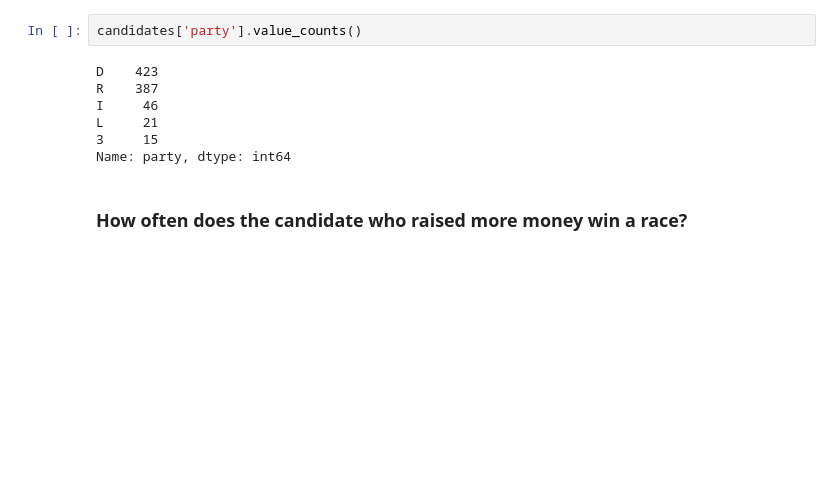
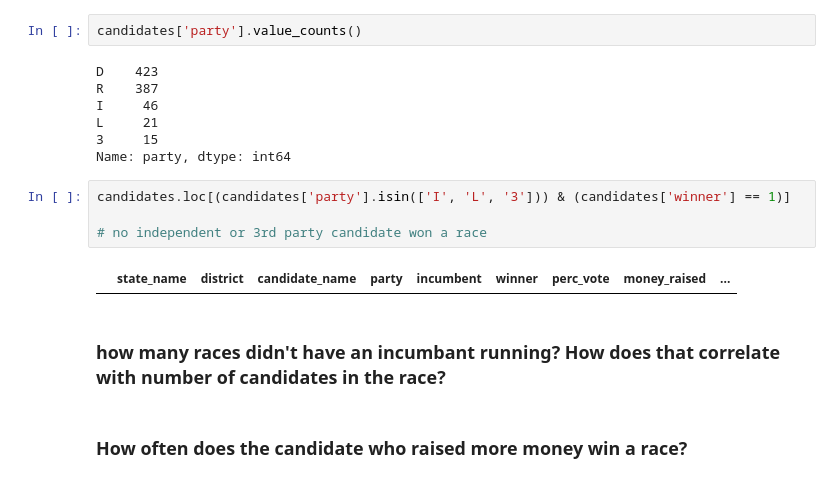
Before and after one commit to nss-data-science-cohort-7/webscraping-open-secrets-bone_scrapers, a Jupyter notebook: notebooks/tw_03_eda.ipynb, the cells around one changed output. Saved outputs shown, nothing was run; the diff lists cells and outputs as text; blank space fills up the shorter version.

```diff
--- a/notebooks/tw_03_eda.ipynb
+++ b/notebooks/tw_03_eda.ipynb
@@ -41,6 +43,14 @@ I     46
 L     21
 3     15
 Name: party, dtype: int64
+# %%
+candidates.loc[(candidates['party'].isin(['I', 'L', '3'])) & (candidates['winner'] == 1)]
+
+# no independent or 3rd party candidate won a race
+# %% [output]
+|  | state_name | district | candidate_name | party | incumbent | winner | perc_vote | money_raised | ... |
+# %% [markdown]
+### how many races didn't have an incumbant running? How does that correlate with number of candidates in the race?
 # %% [markdown]
 ### How often does the candidate who raised more money win a race?
 # %% [markdown]
```
Also changed, not shown: parts of 12 cells of this notebook, 1 other file.
